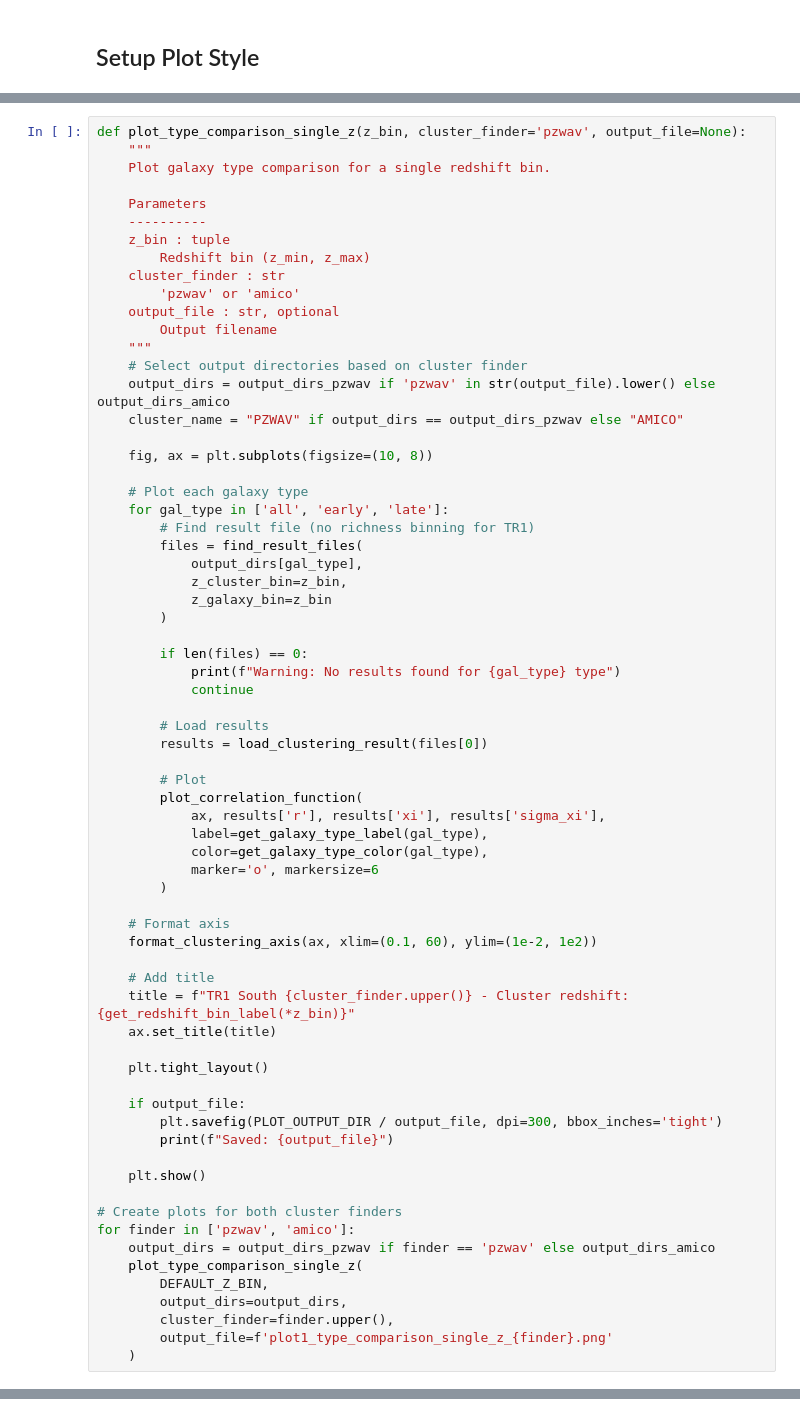
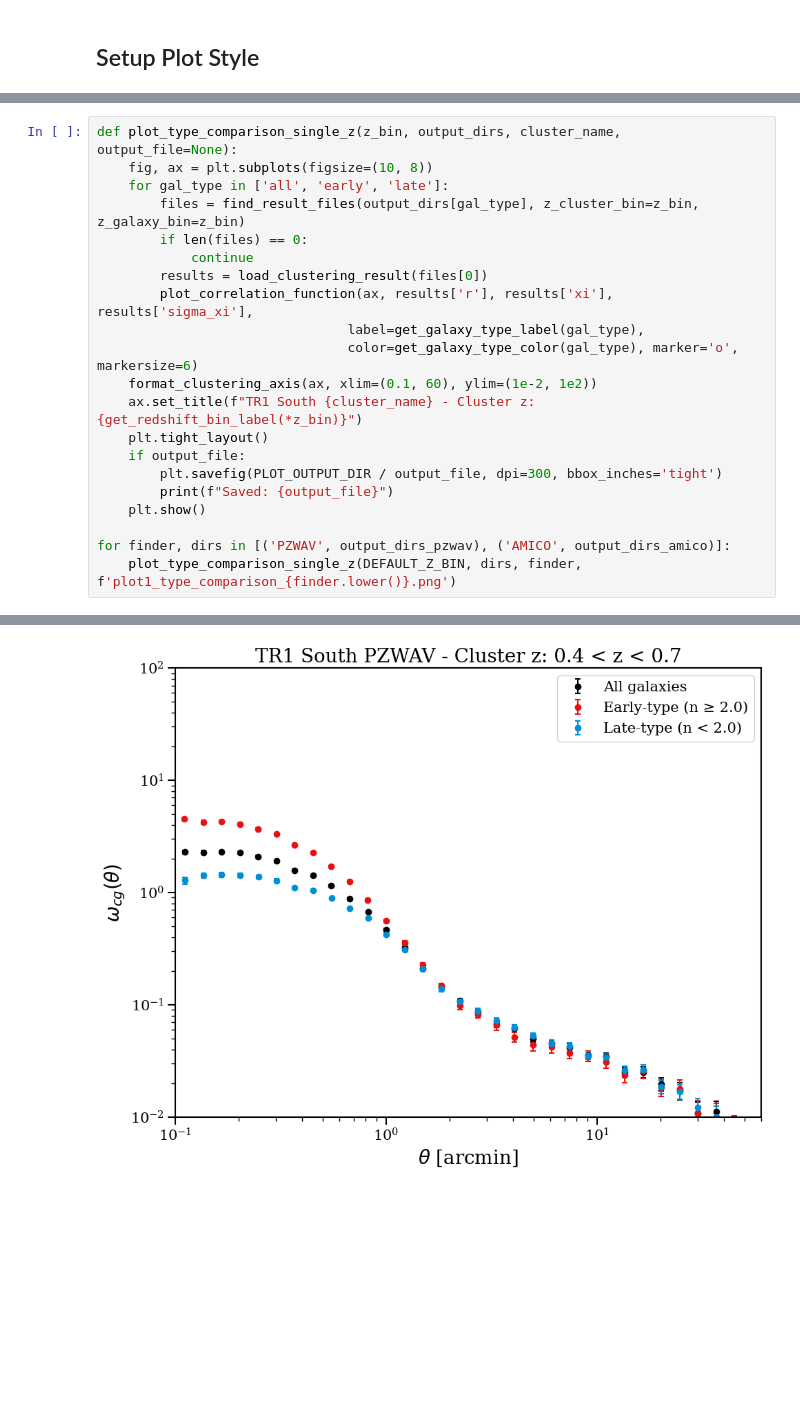
Before and after one commit to calumhrmurray/cluster_clustering_pipeline, a Jupyter notebook: notebooks/tr1_clustering_analysis_notebook.ipynb, the cells around one changed output, grey strips where cells are left out. Saved outputs shown, nothing was run; the diff lists cells and outputs as text; blank space fills up the shorter version.

```diff
--- a/notebooks/tr1_clustering_analysis_notebook.ipynb
+++ b/notebooks/tr1_clustering_analysis_notebook.ipynb
@@ -98,68 +89,22 @@ Shows clustering for all three galaxy types (all, early, late) in a single redsh
 # %%
-def plot_type_comparison_single_z(z_bin, cluster_finder='pzwav', output_file=None):
-    """
-    Plot galaxy type comparison for a single redshift bin.
-
-    Parameters
-    ----------
-    z_bin : tuple
-        Redshift bin (z_min, z_max)
-    cluster_finder : str
-        'pzwav' or 'amico'
-    output_file : str, optional
-        Output filename
-    """
-    # Select output directories based on cluster finder
-    output_dirs = output_dirs_pzwav if 'pzwav' in str(output_file).lower() else output_dirs_amico
-    cluster_name = "PZWAV" if output_dirs == output_dirs_pzwav else "AMICO"
-
+def plot_type_comparison_single_z(z_bin, output_dirs, cluster_name, output_file=None):
     fig, ax = plt.subplots(figsize=(10, 8))
-
-    # Plot each galaxy type
     for gal_type in ['all', 'early', 'late']:
-        # Find result file (no richness binning for TR1)
-        files = find_result_files(
-            output_dirs[gal_type],
-            z_cluster_bin=z_bin,
-            z_galaxy_bin=z_bin
-        )
-
+        files = find_result_files(output_dirs[gal_type], z_cluster_bin=z_bin, z_galaxy_bin=z_bin)
         if len(files) == 0:
-            print(f"Warning: No results found for {gal_type} type")
             continue
-
-        # Load results
         results = load_clustering_result(files[0])
-
-        # Plot
-        plot_correlation_function(
-            ax, results['r'], results['xi'], results['sigma_xi'],
-            label=get_galaxy_type_label(gal_type),
-            color=get_galaxy_type_color(gal_type),
-            marker='o', markersize=6
-        )
-
-    # Format axis
+        plot_correlation_function(ax, results['r'], results['xi'], results['sigma_xi'],
+                                label=get_galaxy_type_label(gal_type),
+                                color=get_galaxy_type_color(gal_type), marker='o', markersize=6)
     format_clustering_axis(ax, xlim=(0.1, 60), ylim=(1e-2, 1e2))
-
-    # Add title
-    title = f"TR1 South {cluster_finder.upper()} - Cluster redshift: {get_redshift_bin_label(*z_bin)}"
-    ax.set_title(title)
-
+    ax.set_title(f"TR1 South {cluster_name} - Cluster z: {get_redshift_bin_label(*z_bin)}")
     plt.tight_layout()
-
     if output_file:
         plt.savefig(PLOT_OUTPUT_DIR / output_file, dpi=300, bbox_inches='tight')
         print(f"Saved: {output_file}")
-
     plt.show()
 
-# Create plots for both cluster finders
-for finder in ['pzwav', 'amico']:
-    output_dirs = output_dirs_pzwav if finder == 'pzwav' else output_dirs_amico
-    plot_type_comparison_single_z(
-        DEFAULT_Z_BIN,
-        output_dirs=output_dirs,
-        cluster_finder=finder.upper(),
-        output_file=f'plot1_type_comparison_single_z_{finder}.png'
-    )
+for finder, dirs in [('PZWAV', output_dirs_pzwav), ('AMICO', output_dirs_amico)]:
+    plot_type_comparison_single_z(DEFAULT_Z_BIN, dirs, finder, f'plot1_type_comparison_{finder.lower()}.png')
+# %% [output]
@@ -165,0 +112 @@ for finder in ['pzwav', 'amico']:
+[figure, added]
```
Also changed, not shown: parts of 18 cells of this notebook, 25 other files.
